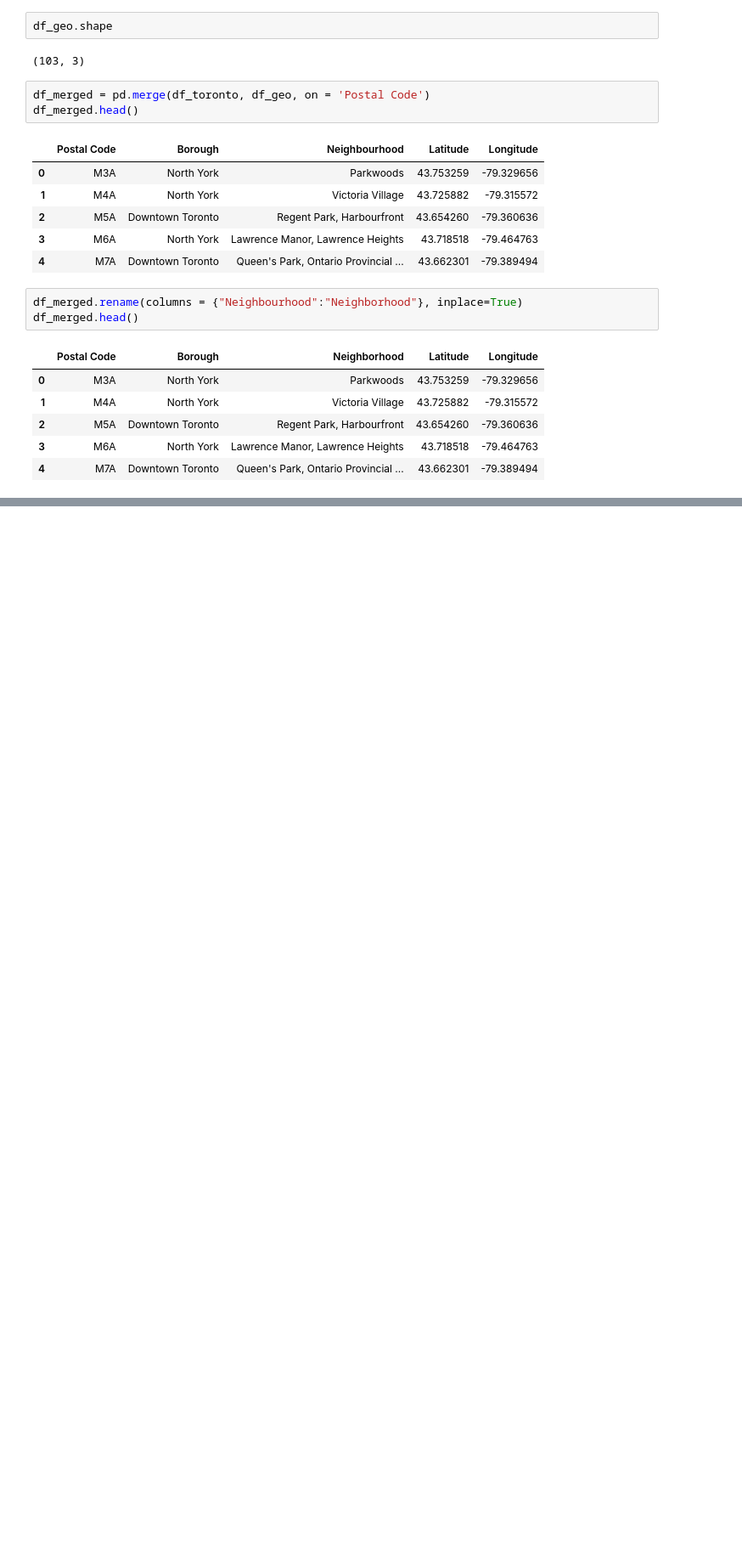
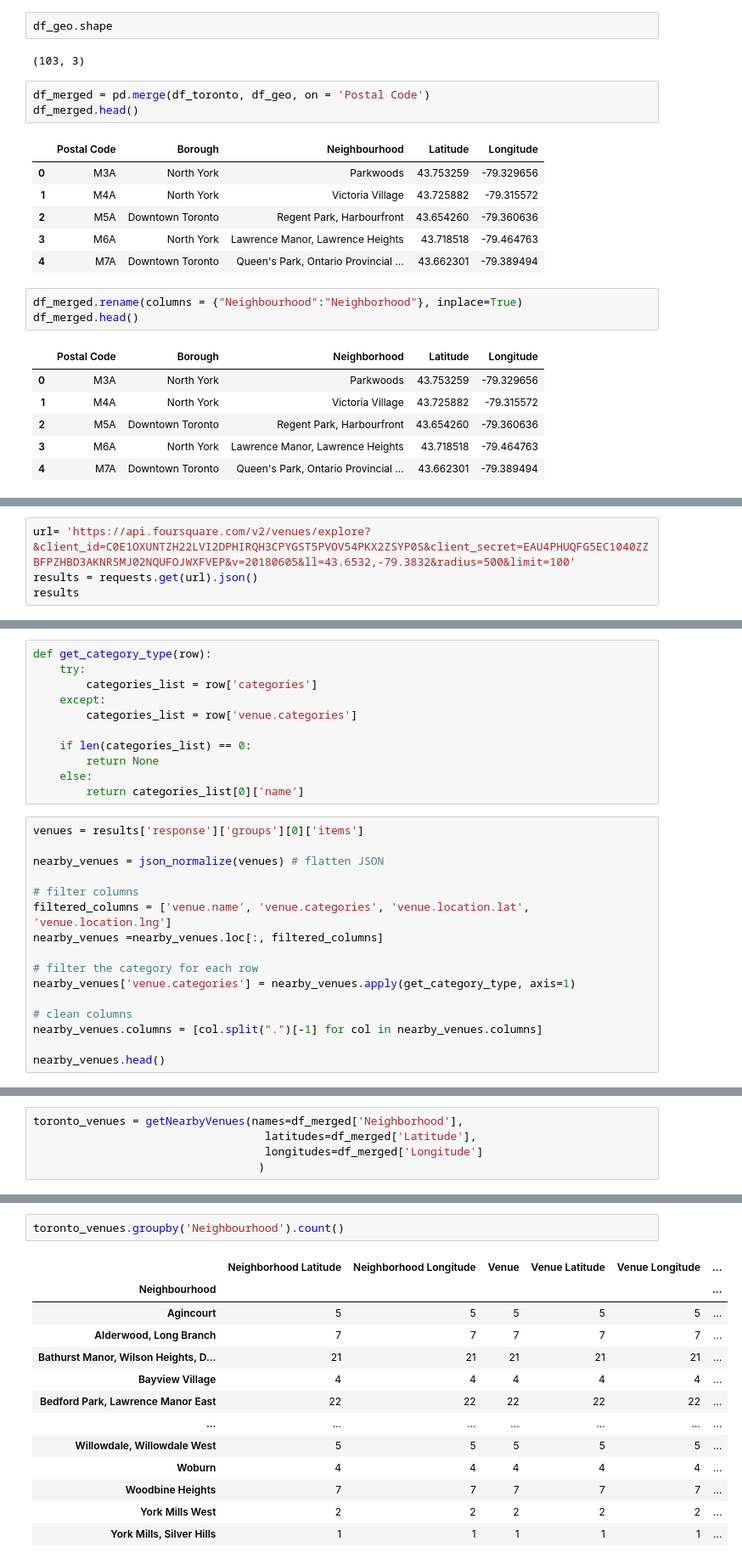
Before and after one commit to adelleberd/Coursera_Capstone, a Jupyter notebook: Capstone Proj.ipynb, the cells around one changed output, grey strips where cells are left out. Shown: that part at 85% size. Saved outputs shown, nothing was run; the diff lists cells and outputs as text; blank space fills up the shorter version.

```diff
--- a/Capstone Proj.ipynb
+++ b/Capstone Proj.ipynb
@@ -96,0 +172,4 @@ df_merged.head()
+# %%
+url= 'https://api.foursquare.com/v2/venues/explore?&client_id=C0E1OXUNTZH22LVI2DPHIRQH3CPYGST5PVOV54PKX2ZSYP0S&client_secret=EAU4PHUQFG5EC1040ZZBFPZHBD3AKNRSMJ02NQUFOJWXFVEP&v=20180605&ll=43.6532,-79.3832&radius=500&limit=100'
+results = requests.get(url).json()
+results
@@ -96,0 +194,27 @@ df_merged.head()
+# %%
+def get_category_type(row):
+    try:
+        categories_list = row['categories']
+    except:
+        categories_list = row['venue.categories']
+
+    if len(categories_list) == 0:
+        return None
+    else:
+        return categories_list[0]['name']
+# %%
+venues = results['response']['groups'][0]['items']
+
+nearby_venues = json_normalize(venues) # flatten JSON
+
+# filter columns
+filtered_columns = ['venue.name', 'venue.categories', 'venue.location.lat', 'venue.location.lng']
+nearby_venues =nearby_venues.loc[:, filtered_columns]
+
+# filter the category for each row
+nearby_venues['venue.categories'] = nearby_venues.apply(get_category_type, axis=1)
+
+# clean columns
+nearby_venues.columns = [col.split(".")[-1] for col in nearby_venues.columns]
+
+nearby_venues.head()
@@ -96,0 +272,5 @@ df_merged.head()
+# %%
+toronto_venues = getNearbyVenues(names=df_merged['Neighborhood'],
+                                   latitudes=df_merged['Latitude'],
+                                   longitudes=df_merged['Longitude']
+                                  )
@@ -96,0 +306,16 @@ df_merged.head()
+# %%
+toronto_venues.groupby('Neighbourhood').count()
+# %% [output]
+|  | Neighborhood Latitude | Neighborhood Longitude | Venue | Venue Latitude | Venue Longitude | ... |
+| Neighbourhood |  |  |  |  |  | ... |
+| Agincourt | 5 | 5 | 5 | 5 | 5 | ... |
+| Alderwood, Long Branch | 7 | 7 | 7 | 7 | 7 | ... |
+| Bathurst Manor, Wilson Heights, D... | 21 | 21 | 21 | 21 | 21 | ... |
+| Bayview Village | 4 | 4 | 4 | 4 | 4 | ... |
+| Bedford Park, Lawrence Manor East | 22 | 22 | 22 | 22 | 22 | ... |
+| ... | ... | ... | ... | ... | ... | ... |
+| Willowdale, Willowdale West | 5 | 5 | 5 | 5 | 5 | ... |
+| Woburn | 4 | 4 | 4 | 4 | 4 | ... |
+| Woodbine Heights | 7 | 7 | 7 | 7 | 7 | ... |
+| York Mills West | 2 | 2 | 2 | 2 | 2 | ... |
+| York Mills, Silver Hills | 1 | 1 | 1 | 1 | 1 | ... |
```
Also changed, not shown: parts of 23 cells of this notebook.
